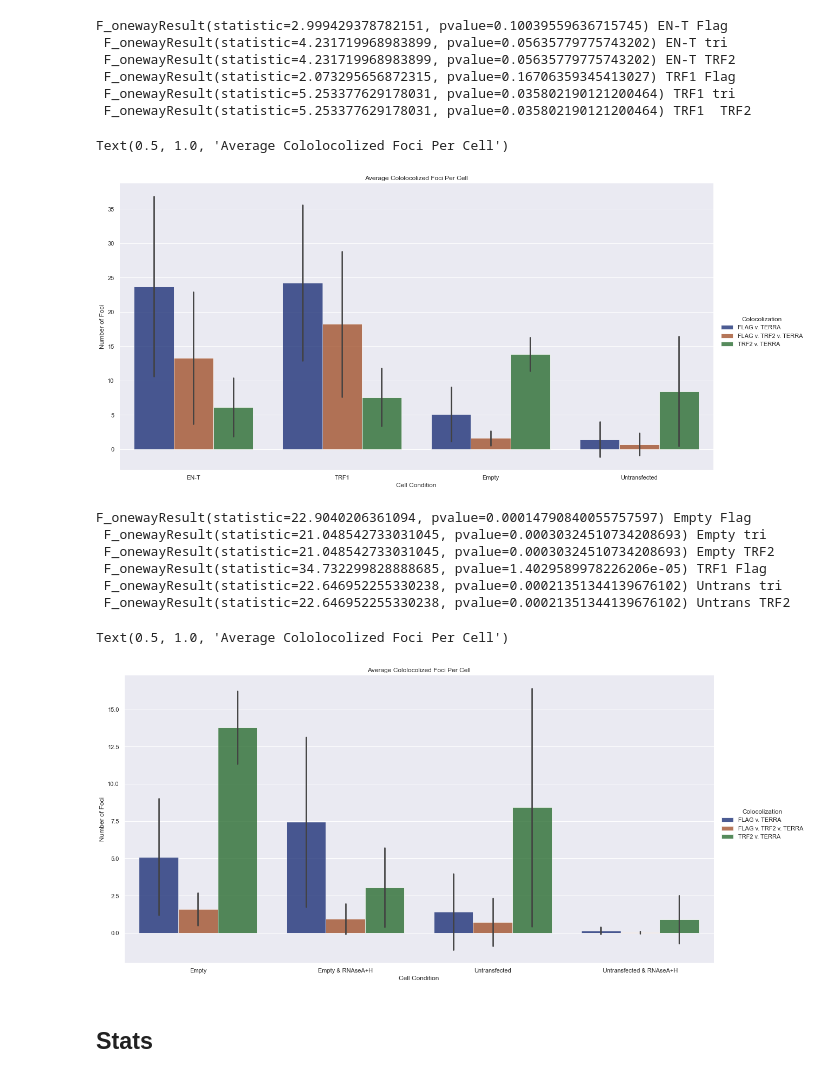
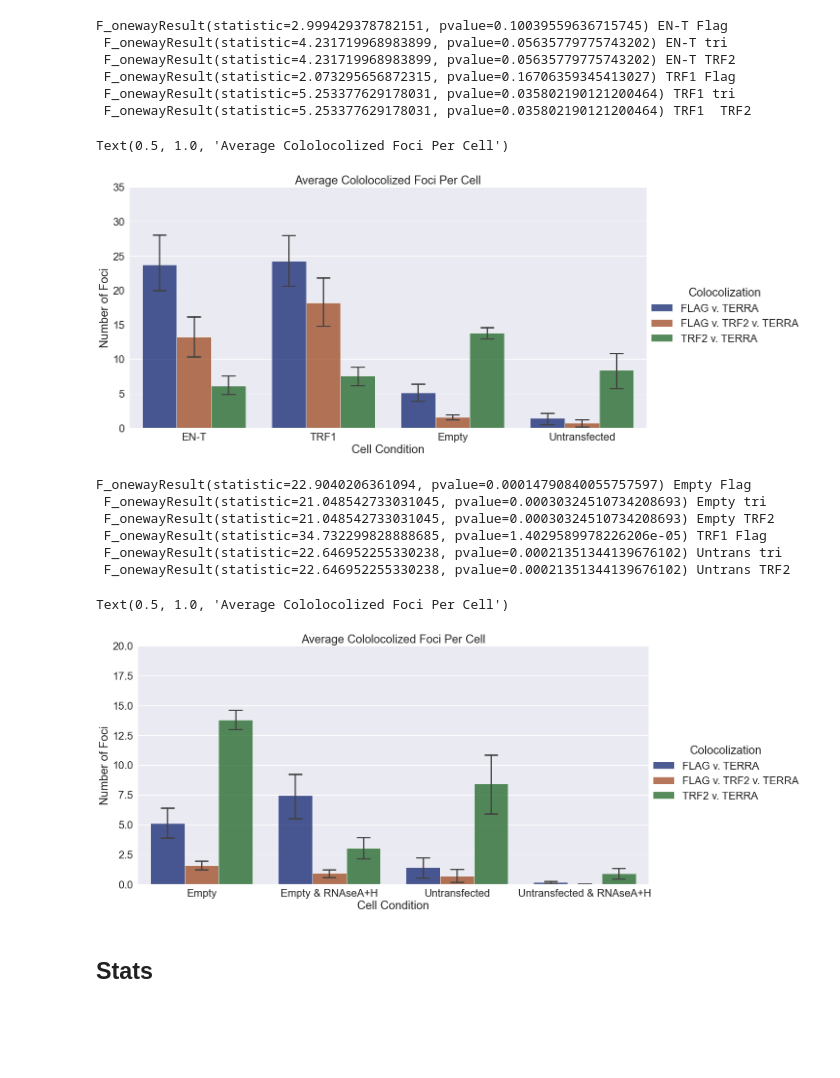
Before and after one commit to aidan-lew/TERRA_DSB, a Jupyter notebook: refined_terra_dsb.ipynb, the cells around one changed output. Drawn from its saved outputs; the diff is of its cells as text; code cells hidden in the pictures; blank space fills up the shorter version.

```diff
--- a/refined_terra_dsb.ipynb
+++ b/refined_terra_dsb.ipynb
@@ -287,10 +289,13 @@ Text(0.5, 1.0, 'Distributions of TERRA Foci in U2OS Cells')
 ## Bar Plots
 # %%
 # Catagorical bar plot for
+ax = sns.set(font_scale=1.25)
+ax = plt.figure(figsize=(10,8))
 g = sns.catplot(
     data=telo_df, kind="bar",
     x="Cell_condition", y="foci_per_cell", hue="Colocolization",
-    ci="sd", palette="dark", alpha=.75, height=8, aspect=2
+    palette="dark", alpha=.75, height=8, aspect=3,
+    capsize=0.1, ci=68
 )
 
 g.despine(left=False)
@@ -303,14 +309,18 @@ Text(0.5, 1.0, 'Average Cololocolized Foci Per Cell')
 # %%
 # Show that TERRA responds to DSB's from either EN-T and TRF1
+ax = sns.set(font_scale=2)
+#ax = plt.figure(figsize=(10,8))
+
 g = sns.catplot(
     data=telo_df, kind="bar",
     x="Cell_condition", y="foci_per_cell", hue="Colocolization",
-    ci="sd", palette="dark", alpha=.75, height=8, aspect=2, order=["EN-T","TRF1"]
+    capsize=0.1, ci=68, palette="dark", alpha=.75, height=8, aspect=2, order=["EN-T","TRF1"]
 )
 
 g.despine(left=False)
 g.set_axis_labels("Cell Condition", "Number of Foci")
 g.legend.set_title("Colocolization")
+g.set(ylim=(0,40))
 plt.title("Average Cololocolized Foci Per Cell")
 # %% [output]
 Text(0.5, 1.0, 'Average Cololocolized Foci Per Cell')
@@ -333,14 +363,18 @@ F_onewayResult(statistic=0.0074907920174264305, pvalue=0.9319852347203408) Flag
 # %%
 #Show that RNAseA+H reduces levels of TERRA, almost to scale which is intersting
+ax = sns.set(font_scale=2)
+#ax = plt.figure(figsize=(10,8))
+
 g = sns.catplot(
     data=telo_df, kind="bar",
     x="Cell_condition", y="foci_per_cell", hue="Colocolization",
-    ci="sd", palette="dark", alpha=.75, height=8, aspect=2, order=["EN-T","EN-T & RNAseA+H","TRF1","TRF1 & RNAseA+H"]
+    capsize=0.1, ci=68, palette="dark", alpha=.75, height=8, aspect=2, order=["EN-T","EN-T & RNAseA+H","TRF1","TRF1 & RNAseA+H"]
 )
 
 g.despine(left=False)
 g.set_axis_labels("Cell Condition", "Number of Foci")
 g.legend.set_title("Colocolization")
+g.set(ylim=(0,40))
 plt.title("Average Cololocolized Foci Per Cell")
 # %% [output]
 Text(0.5, 1.0, 'Average Cololocolized Foci Per Cell')
@@ -380,19 +414,21 @@ F_onewayResult(statistic=2.999429378782151, pvalue=0.10039559636715745) EN-T Fla
  F_onewayResult(statistic=5.253377629178031, pvalue=0.035802190121200464) TRF1  TRF2
 # %%
 #Show the increased levels of TRF2-TERRA to support that free TERRA is recreuited to telo DSB's
+ax = sns.set(font_scale=2)
 g = sns.catplot(
     data=telo_df, kind="bar",
     x="Cell_condition", y="foci_per_cell", hue="Colocolization",
-    ci="sd", palette="dark", alpha=.75, height=8, aspect=2, order=["EN-T","TRF1","Empty","Untransfected"],
+    capsize=0.1, ci=68, palette="dark", alpha=.75, height=8, aspect=2, order=["EN-T","TRF1","Empty","Untransfected"],
 )
 
 g.despine(left=False)
 g.set_axis_labels("Cell Condition", "Number of Foci")
 g.legend.set_title("Colocolization")
+g.set(ylim=(0,35))
 plt.title("Average Cololocolized Foci Per Cell")
 # %% [output]
 Text(0.5, 1.0, 'Average Cololocolized Foci Per Cell')
-[figure, old version]
+[figure, new version]
 # %%
 # Only did b/w TRF1 and then Empty or Untrans because we say TRF1 and EN-T are not stat. diff
 
@@ -436,20 +472,22 @@ F_onewayResult(statistic=22.9040206361094, pvalue=0.00014790840055757597) Empty
  F_onewayResult(statistic=22.646952255330238, pvalue=0.00021351344139676102) Untrans TRF2
 # %%
 #Show the effects of +RNAse on our control cells
+ax = sns.set(font_scale=2)
 g = sns.catplot(
     data=telo_df, kind="bar",
     x="Cell_condition", y="foci_per_cell", hue="Colocolization",
-    ci="sd", palette="dark", alpha=.75, height=8, aspect=2, order=["Empty","Empty & RNAseA+H",
-                                                                   "Untransfected","Untransfected & RNAseA+H"],
+    capsize=0.1, ci=68, palette="dark", alpha=.75, height=8,
+    aspect=2, order=["Empty","Empty & RNAseA+H","Untransfected","Untransfected & RNAseA+H"],
 )
 
 g.despine(left=False)
 g.set_axis_labels("Cell Condition", "Number of Foci")
 g.legend.set_title("Colocolization")
+g.set(ylim=(0,20))
 plt.title("Average Cololocolized Foci Per Cell")
 # %% [output]
 Text(0.5, 1.0, 'Average Cololocolized Foci Per Cell')
-[figure, old version]
+[figure, new version]
 # %% [markdown]
 ## Stats
 # %%
```
Also changed, not shown: parts of 23 cells of this notebook.
